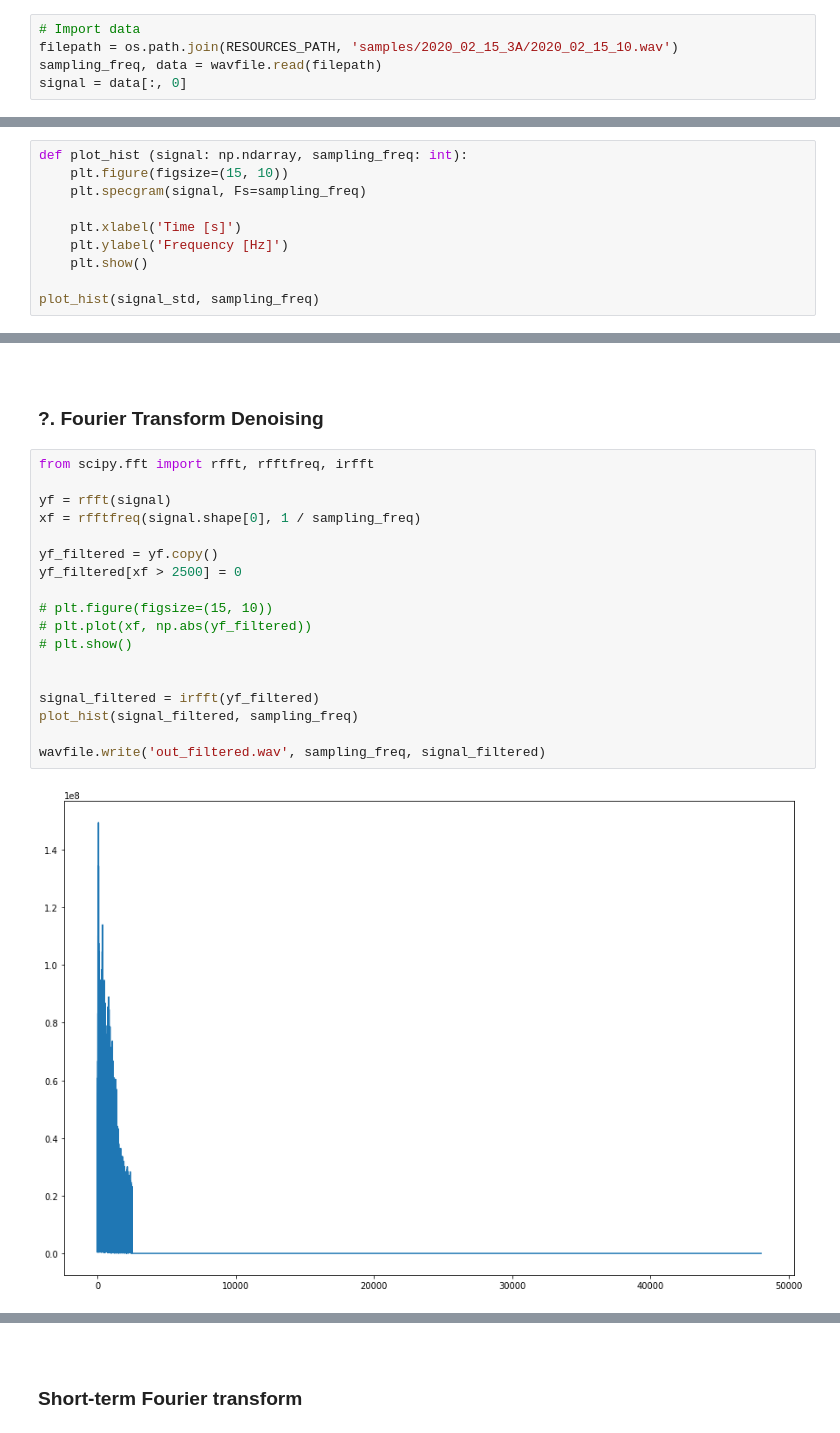
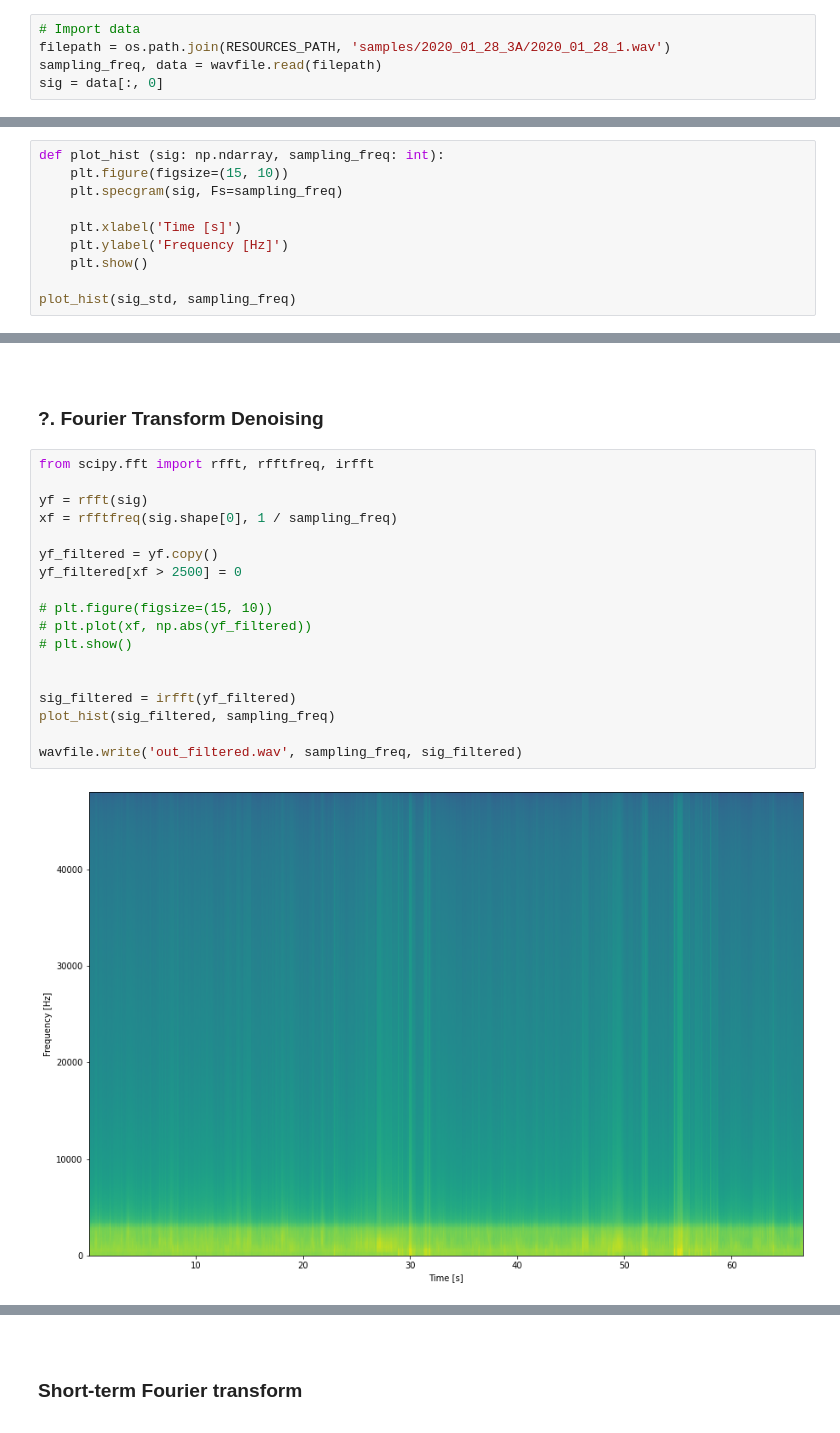
Before and after one commit to ahernot/data2021-bruits-mer, a Jupyter notebook: denoising.ipynb, the cells around one changed output, grey strips where cells are left out. Saved outputs shown, nothing was run; the diff lists cells and outputs as text.

```diff
--- a/denoising.ipynb
+++ b/denoising.ipynb
@@ -76,9 +76,9 @@ for file in files_wav:
 ### 1.1. Import data
 # %%
 # Import data
-filepath = os.path.join(RESOURCES_PATH, 'samples/2020_02_15_3A/2020_02_15_10.wav')
+filepath = os.path.join(RESOURCES_PATH, 'samples/2020_01_28_3A/2020_01_28_1.wav')
 sampling_freq, data = wavfile.read(filepath)
-signal = data[:, 0]
+sig = data[:, 0]
 # %%
 from sklearn.preprocessing import StandardScaler
 
@@ -131,13 +133,13 @@ plot_rfft (signal_std, sampling_freq)
 
 ### 1.4. Plot histogram
 # %%
-def plot_hist (signal: np.ndarray, sampling_freq: int):
+def plot_hist (sig: np.ndarray, sampling_freq: int):
     plt.figure(figsize=(15, 10))
-    plt.specgram(signal, Fs=sampling_freq)
+    plt.specgram(sig, Fs=sampling_freq)
 
     plt.xlabel('Time [s]')
     plt.ylabel('Frequency [Hz]')
     plt.show()
 
-plot_hist(signal_std, sampling_freq)
+plot_hist(sig_std, sampling_freq)
 # %% [output]
@@ -182,20 +181,20 @@ wavfile.write('out.wav', sampling_freq, new_signal)
 # %%
 from scipy.fft import rfft, rfftfreq, irfft
 
-yf = rfft(signal)
-xf = rfftfreq(signal.shape[0], 1 / sampling_freq)
+yf = rfft(sig)
+xf = rfftfreq(sig.shape[0], 1 / sampling_freq)
 
 yf_filtered = yf.copy()
 yf_filtered[xf > 2500] = 0
 
 # plt.figure(figsize=(15, 10))
 # plt.plot(xf, np.abs(yf_filtered))
 # plt.show()
 
 
-signal_filtered = irfft(yf_filtered)
-plot_hist(signal_filtered, sampling_freq)
+sig_filtered = irfft(yf_filtered)
+plot_hist(sig_filtered, sampling_freq)
 
-wavfile.write('out_filtered.wav', sampling_freq, signal_filtered)
+wavfile.write('out_filtered.wav', sampling_freq, sig_filtered)
 # %% [output]
-[figure, old version]
+[figure, new version]
```
Also changed, not shown: parts of 10 cells of this notebook, 2 other files.
